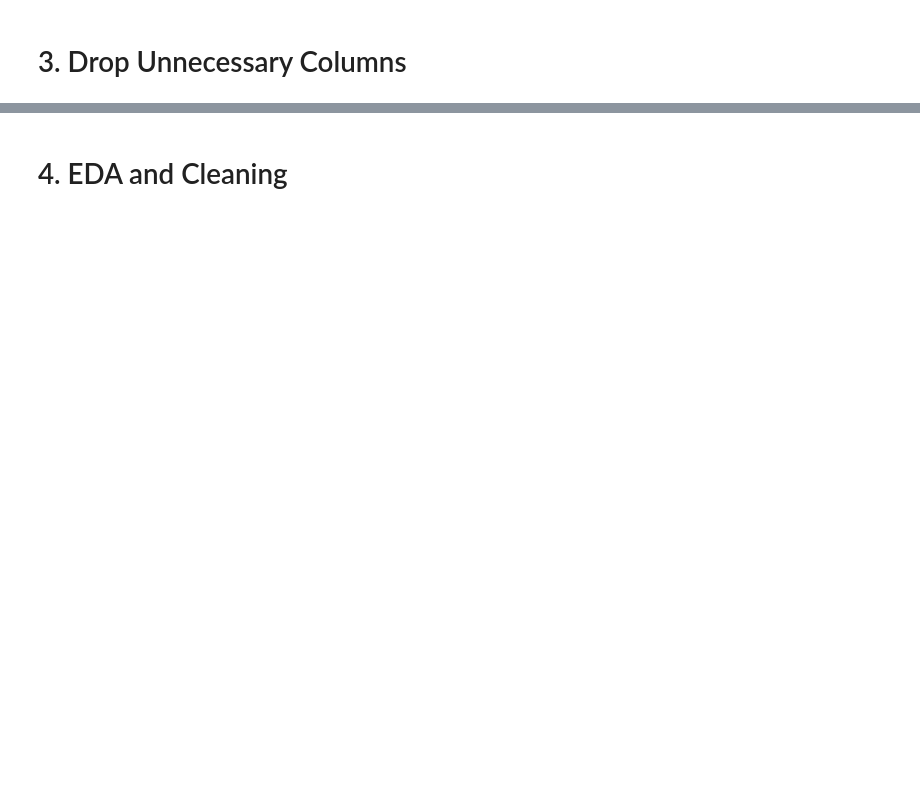
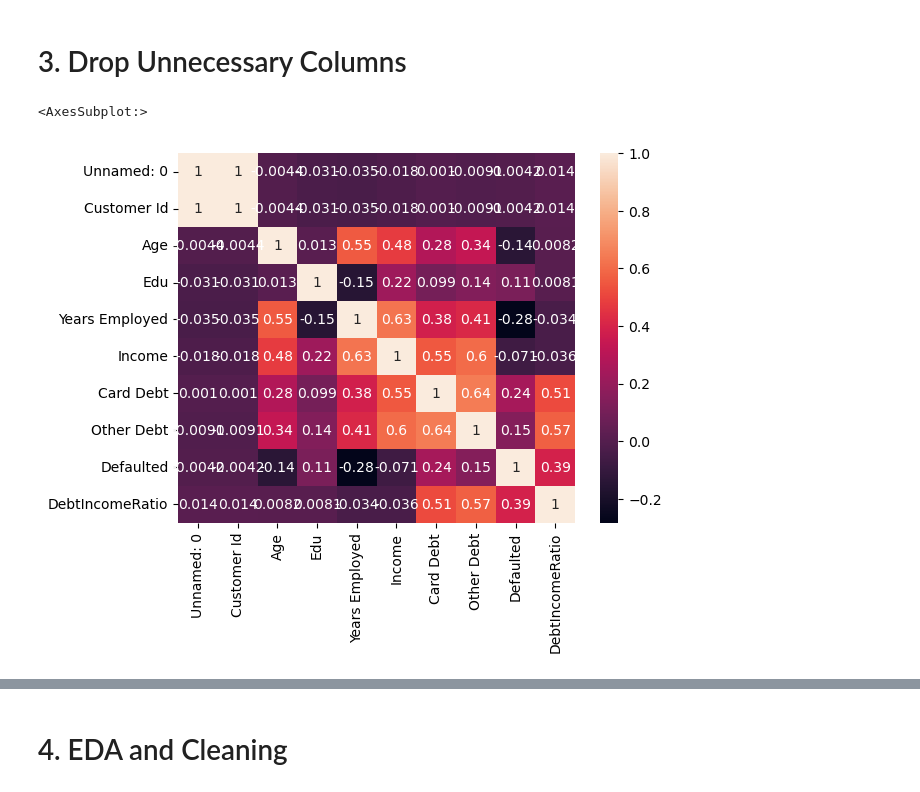
Before and after one commit to zeekwired/Dimensionality-Reduction-Curriculum, a Jupyter notebook: PCA_for_Data_Visualization_Practice_Exercise.ipynb, the cells around one changed output, grey strips where cells are left out. Saved outputs shown, nothing was run; the diff lists cells and outputs as text; code cells hidden in the pictures; blank space fills up the shorter version.

```diff
--- a/PCA_for_Data_Visualization_Practice_Exercise.ipynb
+++ b/PCA_for_Data_Visualization_Practice_Exercise.ipynb
@@ -38,2 +46,9 @@ df.head()
 # %% [markdown]
 # 3. Drop Unnecessary Columns
+# %%
+corr = df.corr()
+
+sns.heatmap(corr, annot=True)
+# %% [output]
+<AxesSubplot:>
+[figure, added]
```
Also changed, not shown: parts of 10 cells of this notebook.
